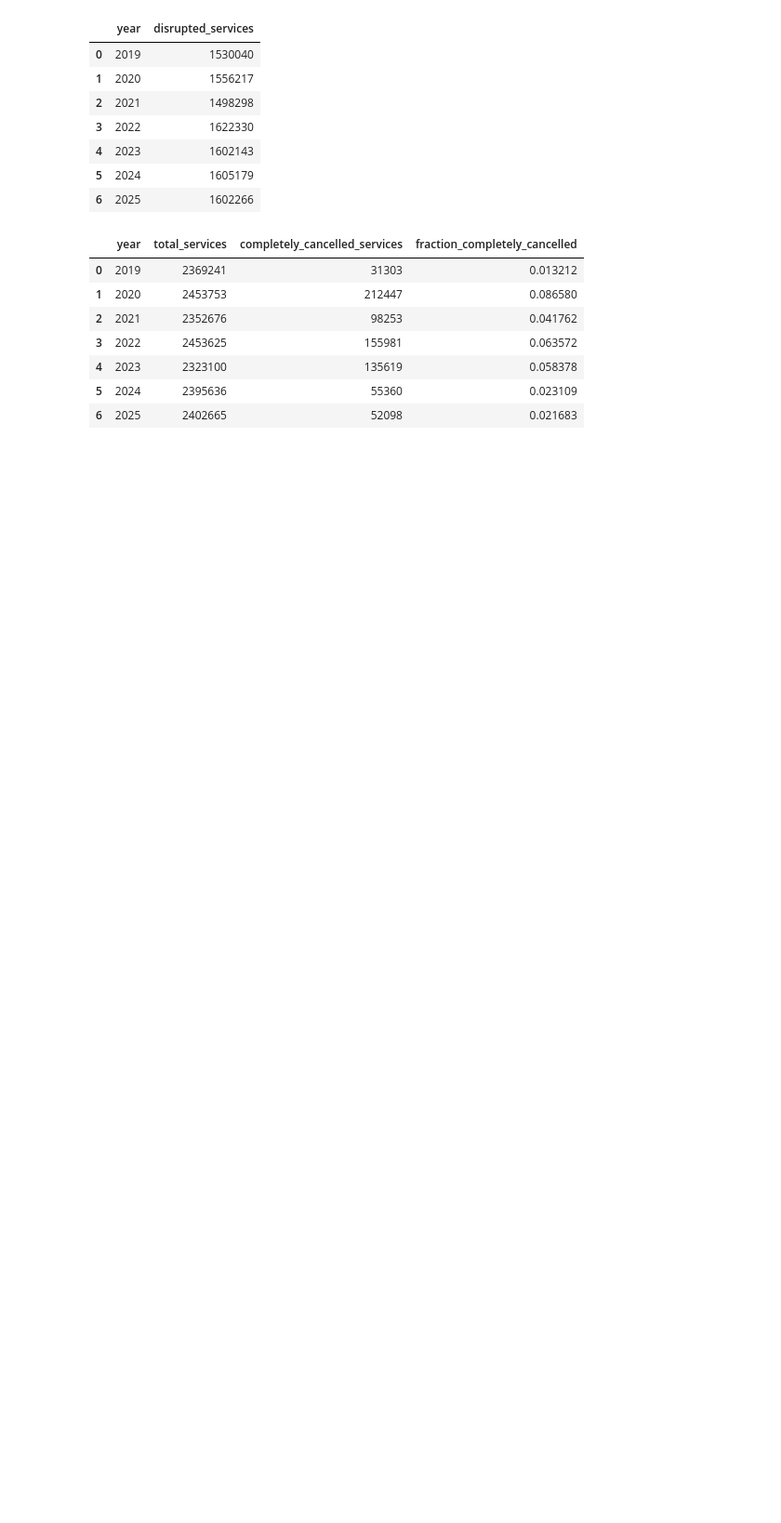
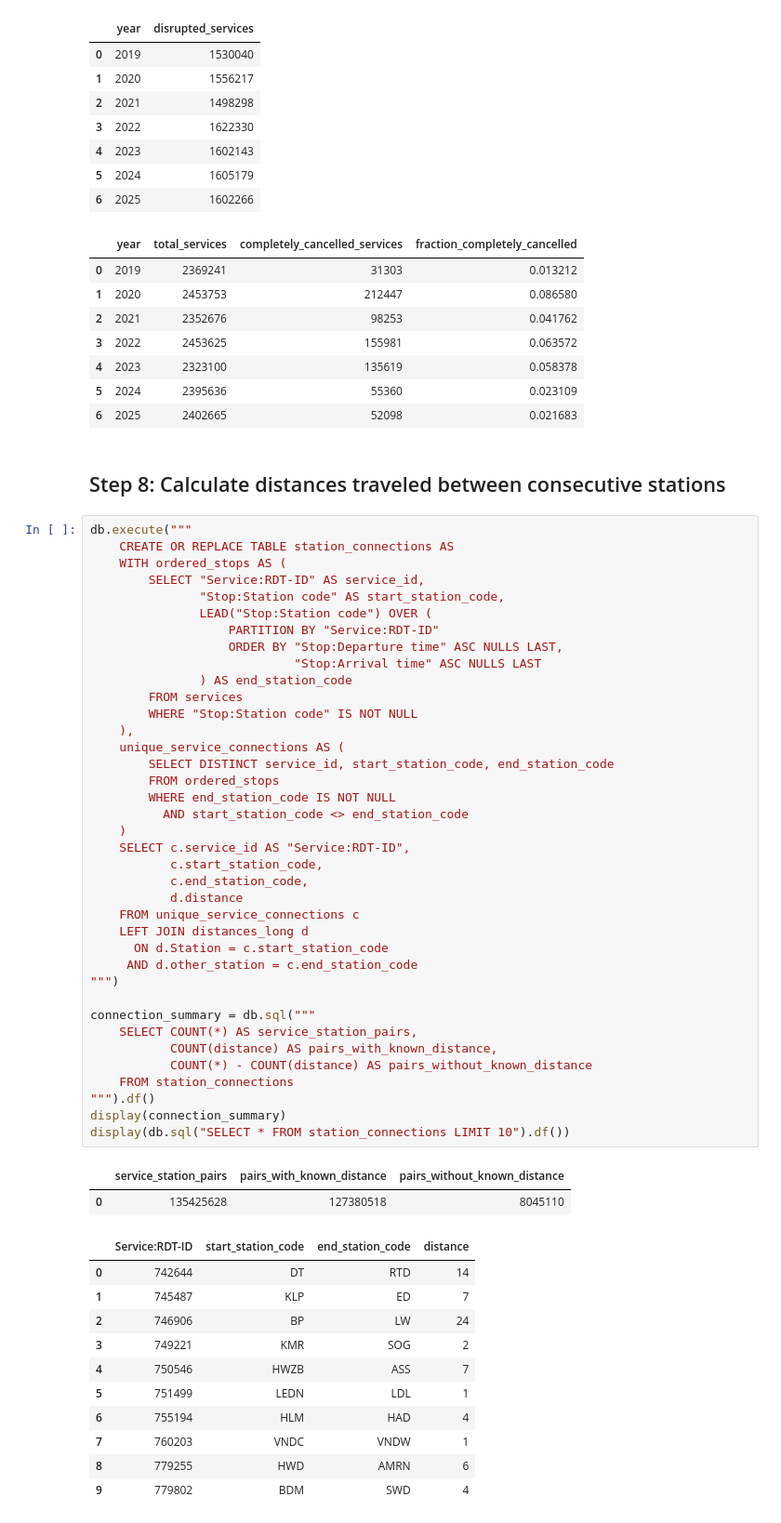
Before and after one commit to VictorRadelytskyi/MLOps_course_AGH, a Jupyter notebook: lab02/homework.ipynb, the cells around one changed output. Shown at 93% size. Cells and saved outputs as stored; diff of their text form; blank space fills up the shorter version.

Commit message:
feat: solve step 8

```diff
--- a/lab02/homework.ipynb
+++ b/lab02/homework.ipynb
@@ -493,3 +493,57 @@ display(annual_cancellation_fraction)
 | 4 | 2023 | 2323100 | 135619 | 0.058378 |
 | 5 | 2024 | 2395636 | 55360 | 0.023109 |
 | 6 | 2025 | 2402665 | 52098 | 0.021683 |
+# %% [markdown]
+## Step 8: Calculate distances traveled between consecutive stations
+# %%
+db.execute("""
+    CREATE OR REPLACE TABLE station_connections AS
+    WITH ordered_stops AS (
+        SELECT "Service:RDT-ID" AS service_id,
+               "Stop:Station code" AS start_station_code,
+               LEAD("Stop:Station code") OVER (
+                   PARTITION BY "Service:RDT-ID"
+                   ORDER BY "Stop:Departure time" ASC NULLS LAST,
+                            "Stop:Arrival time" ASC NULLS LAST
+               ) AS end_station_code
+        FROM services
+        WHERE "Stop:Station code" IS NOT NULL
+    ),
+    unique_service_connections AS (
+        SELECT DISTINCT service_id, start_station_code, end_station_code
+        FROM ordered_stops
+        WHERE end_station_code IS NOT NULL
+          AND start_station_code <> end_station_code
+    )
+    SELECT c.service_id AS "Service:RDT-ID",
+           c.start_station_code,
+           c.end_station_code,
+           d.distance
+    FROM unique_service_connections c
+    LEFT JOIN distances_long d
+      ON d.Station = c.start_station_code
+     AND d.other_station = c.end_station_code
+""")
+
+connection_summary = db.sql("""
+    SELECT COUNT(*) AS service_station_pairs,
+           COUNT(distance) AS pairs_with_known_distance,
+           COUNT(*) - COUNT(distance) AS pairs_without_known_distance
+    FROM station_connections
+""").df()
+display(connection_summary)
+display(db.sql("SELECT * FROM station_connections LIMIT 10").df())
+# %% [output]
+|  | service_station_pairs | pairs_with_known_distance | pairs_without_known_distance |
+| 0 | 135425628 | 127380518 | 8045110 |
+|  | Service:RDT-ID | start_station_code | end_station_code | distance |
+| 0 | 742644 | DT | RTD | 14 |
+| 1 | 745487 | KLP | ED | 7 |
+| 2 | 746906 | BP | LW | 24 |
+| 3 | 749221 | KMR | SOG | 2 |
+| 4 | 750546 | HWZB | ASS | 7 |
+| 5 | 751499 | LEDN | LDL | 1 |
+| 6 | 755194 | HLM | HAD | 4 |
+| 7 | 760203 | VNDC | VNDW | 1 |
+| 8 | 779255 | HWD | AMRN | 6 |
+| 9 | 779802 | BDM | SWD | 4 |
```
Also changed, not shown: parts of 3 cells of this notebook.
